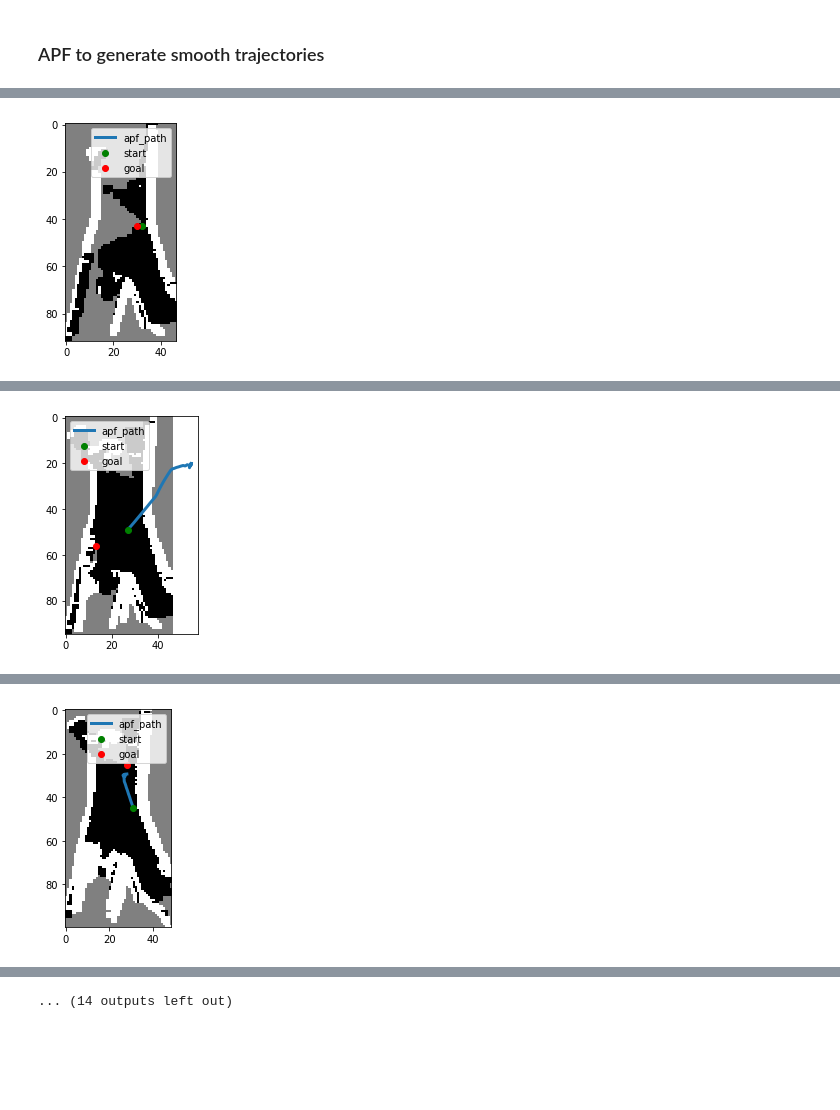
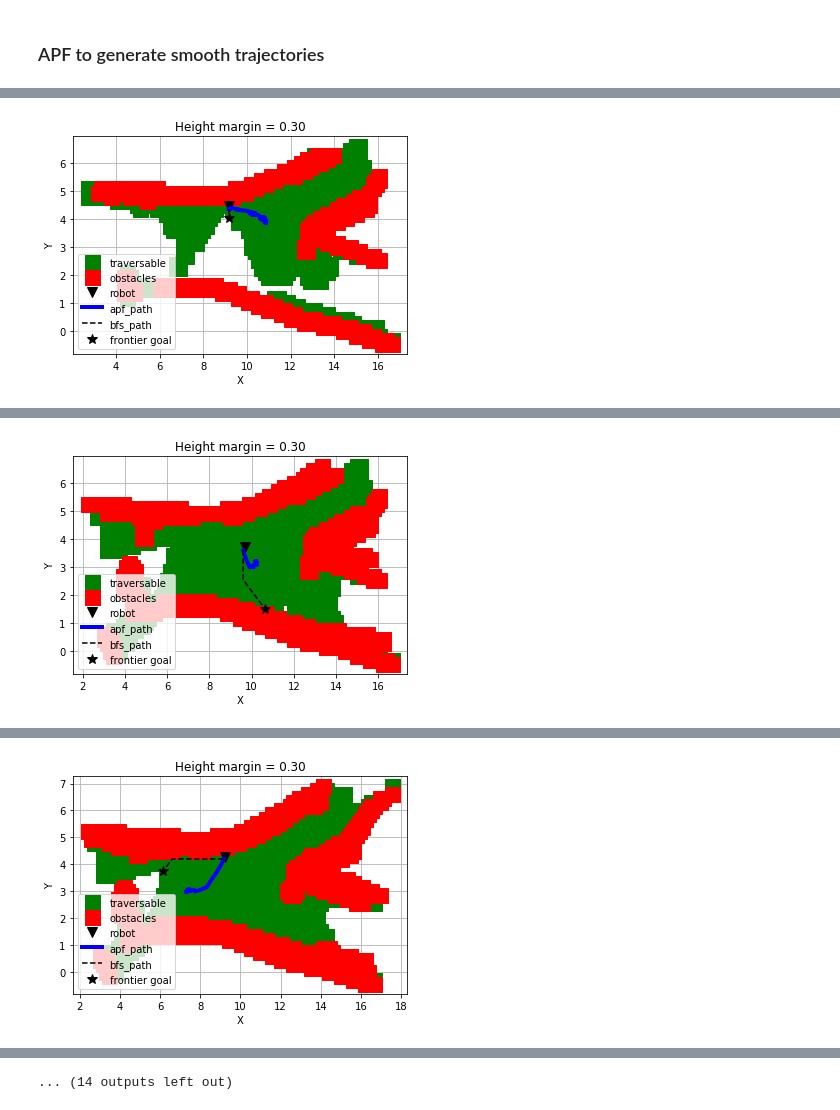
Before and after one commit to ctu-vras/trajectory_optimization, a Jupyter notebook: src/planning.ipynb, the cells around one changed output, grey strips where cells are left out. Cells and saved outputs as stored; diff of their text form; code cells hidden in the pictures; blank space fills up the shorter version.

```diff
--- a/src/planning.ipynb
+++ b/src/planning.ipynb
@@ -430,7 +430,6 @@ for ind in range(6, 9):
     # elev_map = dynamic_pc
 
     tic = time.time()
-    margin = 0.2 # height threshold to consider as obstales
     grid, elev_grid = create_grid(elev_map, map_res=0.15, safety_distance=0.2, margin=margin)
     x_min, y_min = np.min(elev_map[:, 0]), np.min(elev_map[:, 1])
 
@@ -527,9 +474,0 @@ def apf_planner(grid, start_grid, goal_grid, num_iters=100, influence_r=0.2, rep
-# %%
-path = apf_planner(grid, start_grid, goal_grid, num_iters=50)
-path = np.array(path)
-
-plt.imshow(grid, cmap='gray')
-plt.plot(path[:,0], path[:,1], linewidth=3, label='apf_path')
-plt.plot(start_grid[1], start_grid[0], 'ro', color='g', label='start')
-plt.plot(goal_grid[1], goal_grid[0], 'ro', color='r', label='goal')
-plt.legend()
@@ -542,3 +518,8 @@ Reached the goal !
+# %%
+def grid_to_map(point, elev_map, elev_grid, map_res=0.15):
+    x_min, y_min = np.min(elev_map[:, 0]), np.min(elev_map[:, 1])
+    z = elev_grid[int(point[0]), int(point[1])]
+    return (np.array(point)*map_res+[x_min, y_min]).tolist() + [z]
 # %%
 for ind in range(6, 19):
     # read data
@@ -555,38 +536,35 @@ for ind in range(6, 19):
     robot_grid_pose = (robot_pose - [x_min, y_min, 0]) // map_res
     start_grid = (int(robot_grid_pose[0]), int(robot_grid_pose[1]))
 
-    bfs_path, goal_grid = breadth_first_search(grid, start_grid)
+    bfs_path_grid, goal_grid = breadth_first_search(grid, start_grid)
     # transform path to map coordintes (m)
-    apf_path = apf_planner(grid, start_grid, goal_grid, num_iters=50)
-    apf_path = np.array(apf_path)
+    apf_path_grid = apf_planner(grid, [start_grid[1], start_grid[0]], [goal_grid[1], goal_grid[0]], num_iters=50)
+    # transform path to map coordintes (m)
+    apf_path = apf_path_to_map(apf_path_grid, elev_map, elev_grid)
     print('Path planning took {} sec'.format(time.time()-tic))
 
+    # BFS path
     # transform path to map coordintes (m)
-    path_grid = apf_path
-#     path = [(np.array(point)*map_res+[x_min, y_min]).tolist()+[elev_grid[int(point[0]), int(point[1])]] for point in path_grid]
-#     path = np.array(path)
-
-    plt.figure()
-    plt.imshow(grid, cmap='gray')
-    plt.plot(apf_path[:,0], apf_path[:,1], linewidth=3, label='apf_path')
-    plt.plot(start_grid[1], start_grid[0], 'ro', color='g', label='start')
-    plt.plot(goal_grid[1], goal_grid[0], 'ro', color='r', label='goal')
-    plt.legend()
-    plt.show()
+    bfs_path = [(np.array(point)*0.15+[x_min, y_min]).tolist()+[elev_grid[point]] for point in bfs_path_grid]
+    bfs_path = np.array(bfs_path)
 
     # visualize everithing
-#     X = elev_map[:,0]; Y = elev_map[:,1]; Z = elev_map[:,2]
-#     #plt.figure(figsize=(int(np.max(X)-np.min(X)), int(np.max(Y)-np.min(Y))))
-#     plt.plot(X[Z<=margin], Y[Z<=margin], 's', color='green', label='traversable', markersize=15)
-#     plt.plot(X[Z>margin], Y[Z>margin], 's', color='red', label='obstacles', markersize=15)
-#     plt.plot(robot_pose[0], robot_pose[1], 'v', color='k', markersize=10, label='robot')
-# #     plt.plot(path[:,0], path[:,1], color='b', linewidth=4, label='path')
+    X = elev_map[:,0]; Y = elev_map[:,1]; Z = elev_map[:,2]
+    #plt.figure(figsize=(int(np.max(X)-np.min(X)), int(np.max(Y)-np.min(Y))))
+    plt.plot(X[Z<=margin], Y[Z<=margin], 's', color='green', label='traversable', markersize=15)
+    plt.plot(X[Z>margin], Y[Z>margin], 's', color='red', label='obstacles', markersize=15)
+    plt.plot(robot_pose[0], robot_pose[1], 'v', color='k', markersize=10, label='robot')
+    path = np.array(apf_path)
+    plt.plot(path[:,0], path[:,1], color='b', linewidth=4, label='apf_path')
+    plt.plot(bfs_path[:,0], bfs_path[:,1], '--', color='k', label='bfs_path')
+    frontier_goal = grid_to_map(goal_grid, elev_map, elev_grid)
+    plt.plot(frontier_goal[0], frontier_goal[1], '*', markersize=10, color='k', label='frontier goal')
 
-#     plt.title('Height margin = %.2f'%margin)
-#     plt.xlabel('X')
-#     plt.ylabel('Y')
-#     plt.legend()
-#     plt.grid()
-#     plt.show()
+    plt.title('Height margin = %.2f'%margin)
+    plt.xlabel('X')
+    plt.ylabel('Y')
+    plt.legend()
+    plt.grid()
+    plt.show()
 # %% [output]
 Found a frontier.
@@ -595,2 +572,2 @@ Path planning took 0.1968684196472168 sec
-[figure, old version]
+[figure, new version]
 Found a frontier.
@@ -598,2 +575,2 @@ Path planning took 0.3065505027770996 sec
-[figure, old version]
+[figure, new version]
 Found a frontier.
@@ -602,2 +578,2 @@ Path planning took 0.3743605613708496 sec
-[figure, old version]
+[figure, new version]
 Found a frontier.
```
Also changed, not shown: parts of 17 cells of this notebook, 2 other files.
